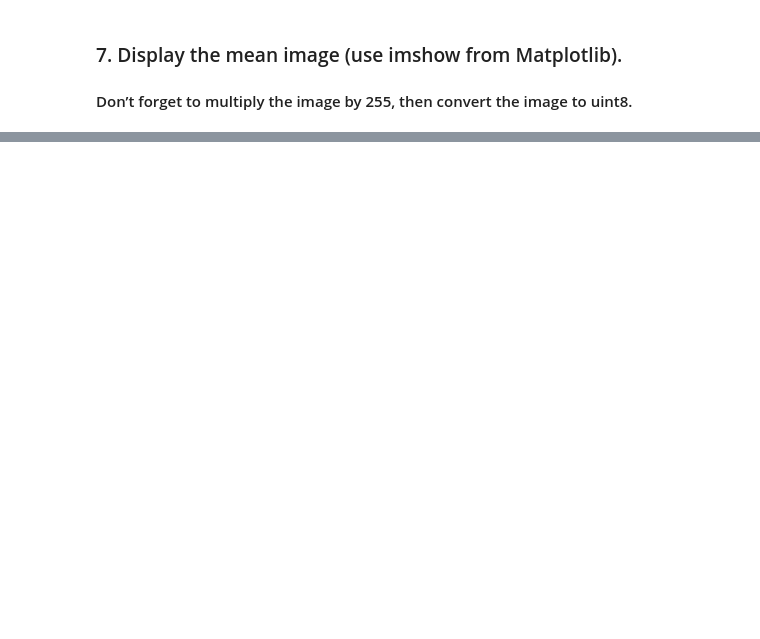
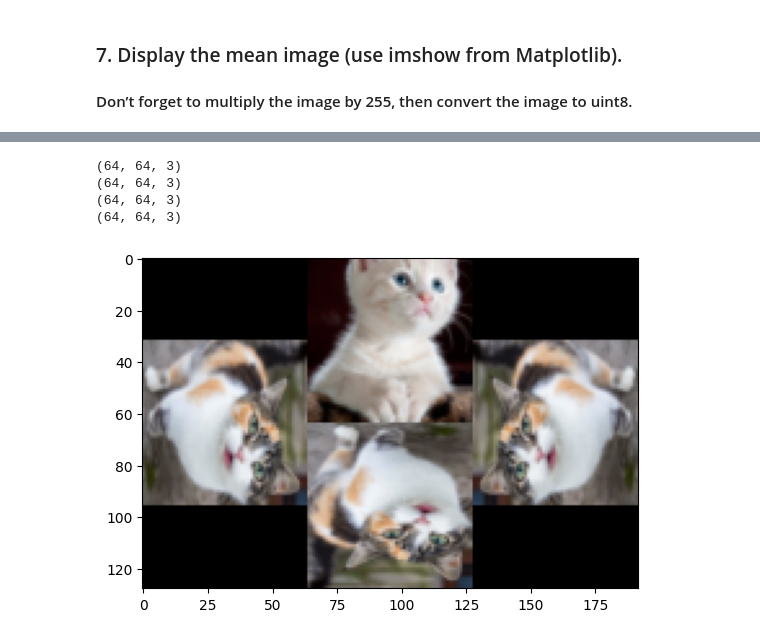
Before and after one commit to skpha13/University-Work, a Jupyter notebook: AI First Year/First Semester/Practical Machine Learning/Labs/L01/Lab1-exercises.ipynb, the cells around one changed output, grey strips where cells are left out. Saved outputs shown, nothing was run; the diff lists cells and outputs as text; code cells hidden in the pictures; blank space fills up the shorter version.

```diff
--- a/AI First Year/First Semester/Practical Machine Learning/Labs/L01/Lab1-exercises.ipynb
+++ b/AI First Year/First Semester/Practical Machine Learning/Labs/L01/Lab1-exercises.ipynb
@@ -125,0 +117,28 @@ plt.show()
+# %%
+chosen_images = images[:4] * 255
+chosen_images = np.reshape(chosen_images, (4, *INITIAL_SHAPE))
+
+image_0 = chosen_images[0]
+image_90 = np.rot90(chosen_images[1])
+image_180 = np.rot90(image_90)
+image_inv_90 = np.flip(image_90, axis=1)
+
+print(image_0.shape)
+print(image_90.shape)
+print(image_180.shape)
+print(image_inv_90.shape)
+
+empty_array = np.zeros(shape=(64*2, 64*3, 3))
+empty_array[32:96, 0:64, :] = image_inv_90
+empty_array[0:64, 64:128, :] = image_0
+empty_array[64:128, 64:128, :] = image_180
+empty_array[32:96, 128:192, :] = image_90
+
+plt.imshow(empty_array)
+plt.show()
+# %% [output]
+(64, 64, 3)
+(64, 64, 3)
+(64, 64, 3)
+(64, 64, 3)
+[figure, added]
```
Also changed, not shown: parts of 6 cells of this notebook.
